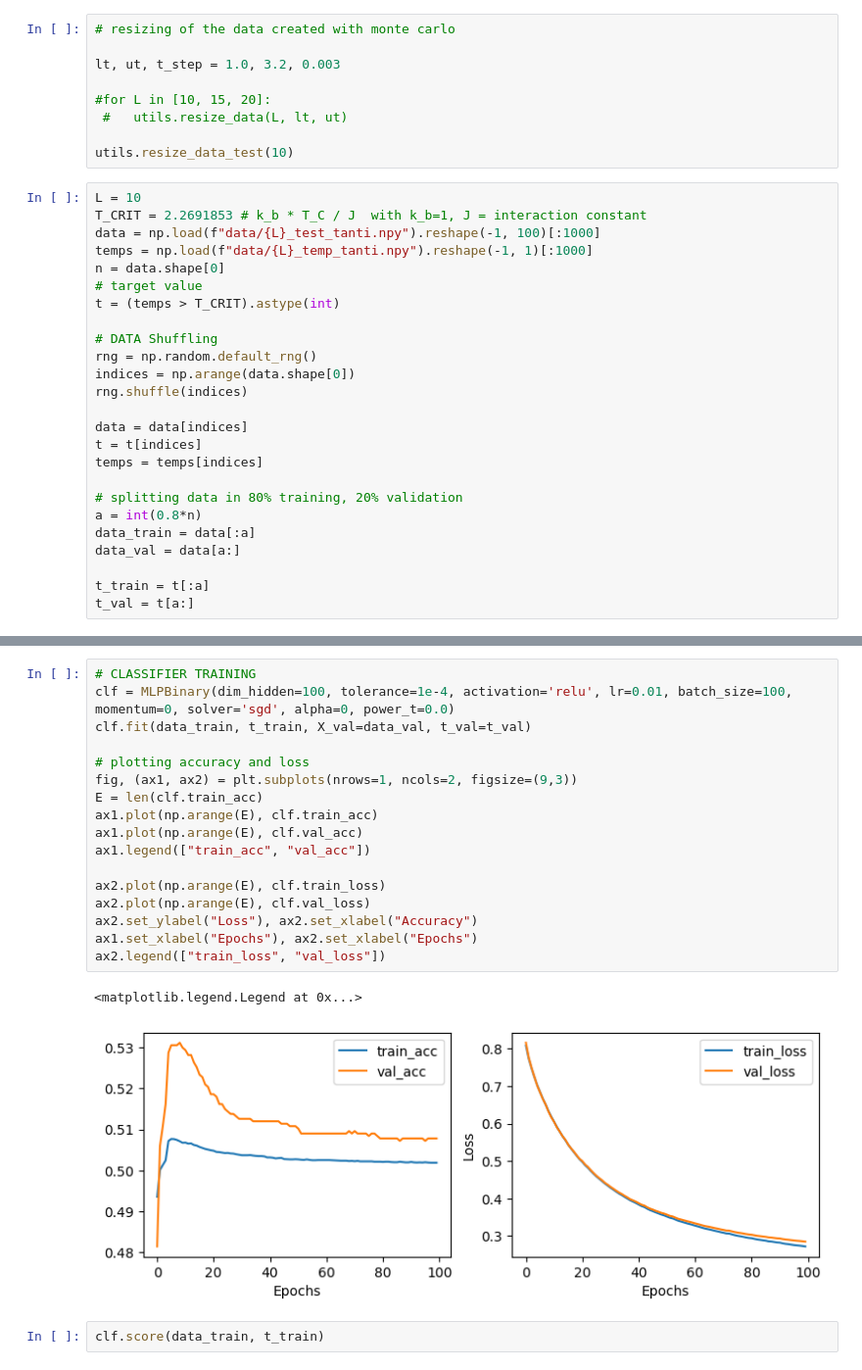
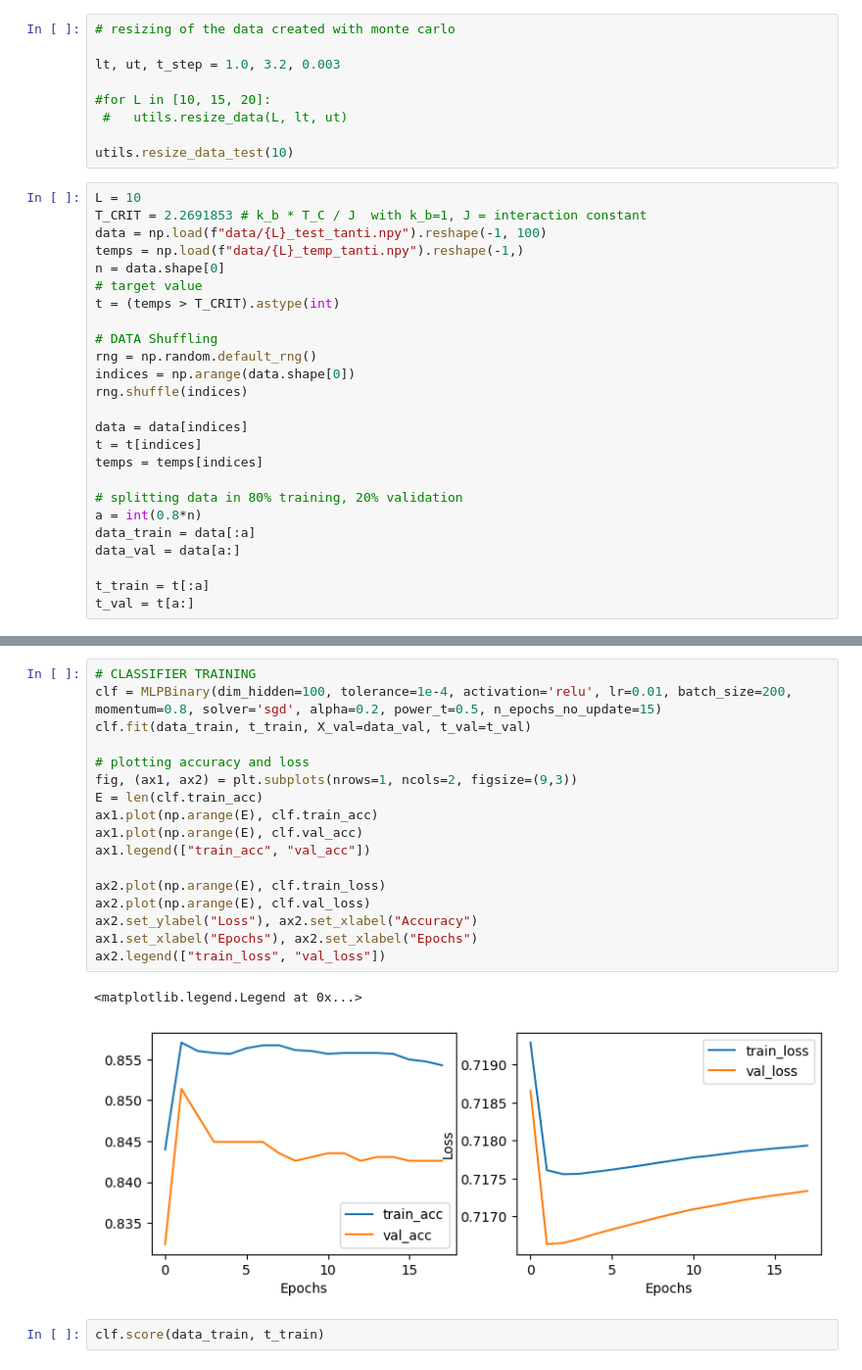
Before and after one commit to feanor3/tesi, a Jupyter notebook: analysis.ipynb, the cells around one changed output, grey strips where cells are left out. Shown at 98% size. Saved outputs shown, nothing was run; the diff lists cells and outputs as text.

Commit message:
modified analysis.py to test accuracy and layer size

```diff
--- a/analysis.ipynb
+++ b/analysis.ipynb
@@ -16,8 +16,8 @@ utils.resize_data_test(10)
 # %%
 L = 10
 T_CRIT = 2.2691853 # k_b * T_C / J  with k_b=1, J = interaction constant
-data = np.load(f"data/{L}_test_tanti.npy").reshape(-1, 100)[:1000]
-temps = np.load(f"data/{L}_temp_tanti.npy").reshape(-1, 1)[:1000]
+data = np.load(f"data/{L}_test_tanti.npy").reshape(-1, 100)
+temps = np.load(f"data/{L}_temp_tanti.npy").reshape(-1,)
 n = data.shape[0]
 # target value
 t = (temps > T_CRIT).astype(int)
@@ -71,23 +41,23 @@ array([[-0.10796134],
 # %%
 # CLASSIFIER TRAINING
-clf = MLPBinary(dim_hidden=100, tolerance=1e-4, activation='relu', lr=0.01, batch_size=100, momentum=0, solver='sgd', alpha=0, power_t=0.0)
+clf = MLPBinary(dim_hidden=100, tolerance=1e-4, activation='relu', lr=0.01, batch_size=200, momentum=0.8, solver='sgd', alpha=0.2, power_t=0.5, n_epochs_no_update=15)
 clf.fit(data_train, t_train, X_val=data_val, t_val=t_val)
 
 # plotting accuracy and loss
 fig, (ax1, ax2) = plt.subplots(nrows=1, ncols=2, figsize=(9,3))
 E = len(clf.train_acc)
 ax1.plot(np.arange(E), clf.train_acc)
 ax1.plot(np.arange(E), clf.val_acc)
 ax1.legend(["train_acc", "val_acc"])
 
 ax2.plot(np.arange(E), clf.train_loss)
 ax2.plot(np.arange(E), clf.val_loss)
 ax2.set_ylabel("Loss"), ax2.set_xlabel("Accuracy")
 ax1.set_xlabel("Epochs"), ax2.set_xlabel("Epochs")
 ax2.legend(["train_loss", "val_loss"])
 # %% [output]
 <matplotlib.legend.Legend at 0x...>
-[figure, old version]
+[figure, new version]
 # %%
 clf.score(data_train, t_train)
 # %% [output]
```
Also changed, not shown: parts of 6 cells of this notebook, 4 other files.
